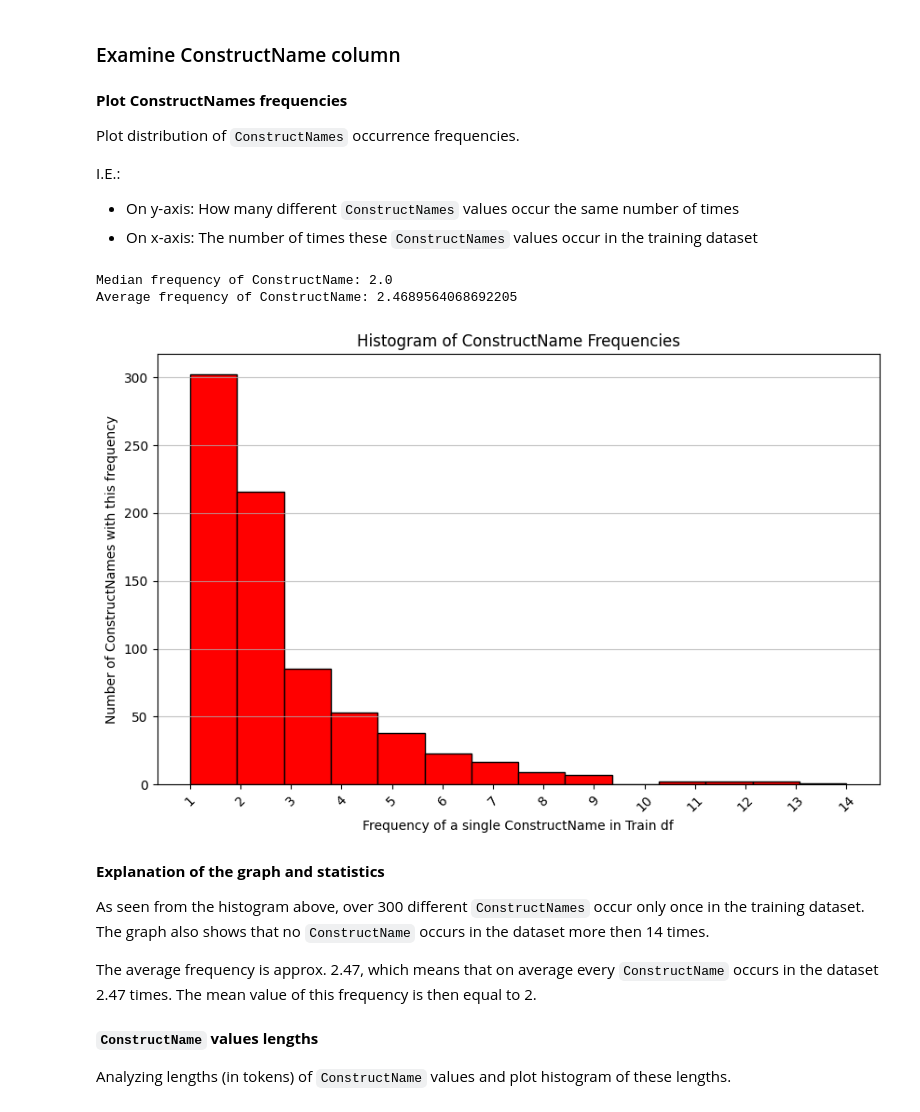
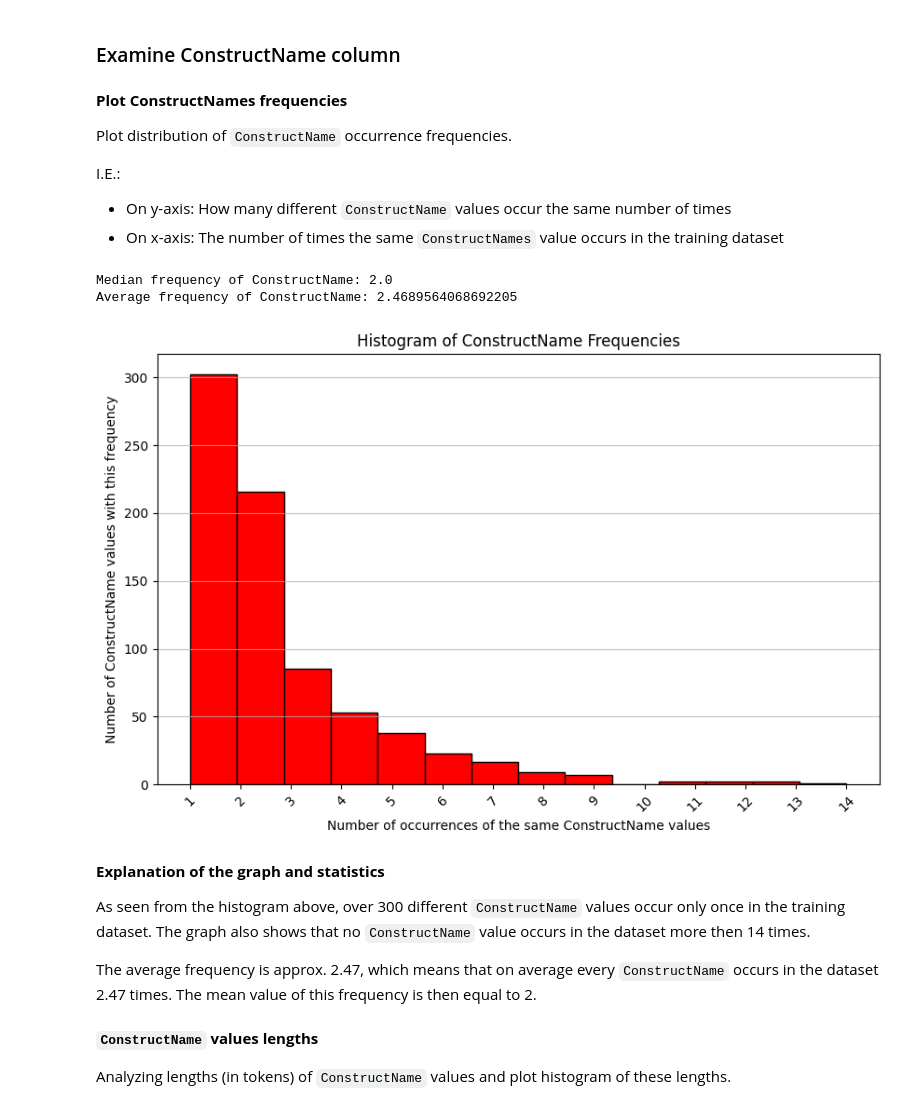
Before and after one commit to andres-cerny/Misconception-detection, a Jupyter notebook: task_intro_data_preprocess.ipynb, the cells around one changed output. Cells and saved outputs as stored; diff of their text form; code cells hidden in the pictures.

Commit message:
graph axis description consistency

```diff
--- a/task_intro_data_preprocess.ipynb
+++ b/task_intro_data_preprocess.ipynb
@@ -421,32 +421,32 @@ No integrity issues found between SubjectId and SubjectName.
 # %% [markdown]
 **Plot ConstructNames frequencies**
 
-Plot distribution of `ConstructNames` occurrence frequencies.
+Plot distribution of `ConstructName` occurrence frequencies.
 
 I.E.:
-- On y-axis: How many different `ConstructNames` values occur the same number of times
-- On x-axis: The number of times these `ConstructNames` values occur in the training dataset
+- On y-axis: How many different `ConstructName` values occur the same number of times
+- On x-axis: The number of times the same `ConstructNames` value occurs in the training dataset
 # %%
 # Plotting the frequency of different ConstructNames
 construct_name_counts = train_df['ConstructName'].value_counts()
 print(f"Median frequency of ConstructName: {construct_name_counts.median()}")
 print(f"Average frequency of ConstructName: {construct_name_counts.mean()}")
 
 plt.figure(figsize=(10, 6))
 plt.hist(construct_name_counts, bins=max(construct_name_counts.value_counts().index), color='red', edgecolor='black')
 plt.title('Histogram of ConstructName Frequencies')
-plt.xlabel('Frequency of a single ConstructName in Train df')
-plt.ylabel('Number of ConstructNames with this frequency')
+plt.xlabel('Number of occurrences of the same ConstructName values')
+plt.ylabel('Number of ConstructName values with this frequency')
 plt.xticks(range(min(construct_name_counts.value_counts().index), max(construct_name_counts.value_counts().index) + 1), rotation=45)
 plt.grid(axis='y', alpha=0.75)
 # %% [output]
 Median frequency of ConstructName: 2.0
 Average frequency of ConstructName: 2.4689564068692205
-[figure, old version]
+[figure, new version]
 # %% [markdown]
 **Explanation of the graph and statistics**
 
-As seen from the histogram above, over 300 different `ConstructNames` occur only once in the training dataset. The graph also shows that no `ConstructName` occurs in the dataset more then 14 times.
+As seen from the histogram above, over 300 different `ConstructName` values occur only once in the training dataset. The graph also shows that no `ConstructName` value occurs in the dataset more then 14 times.
 
 The average frequency is approx. 2.47, which means that on average every `ConstructName` occurs in the dataset 2.47 times. The mean value of this frequency is then equal to 2.
 # %% [markdown]
```
Also changed, not shown: parts of 6 cells of this notebook.
